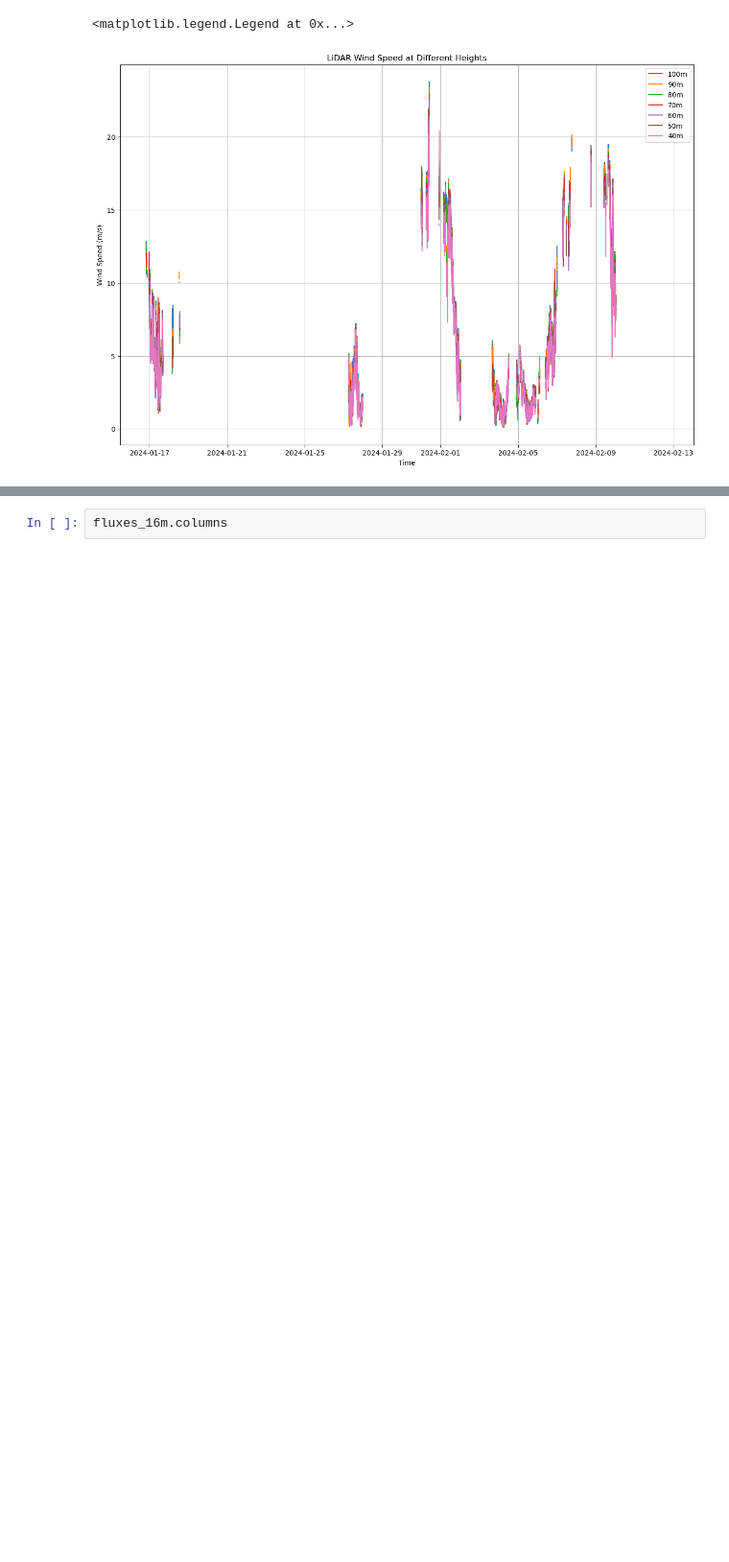
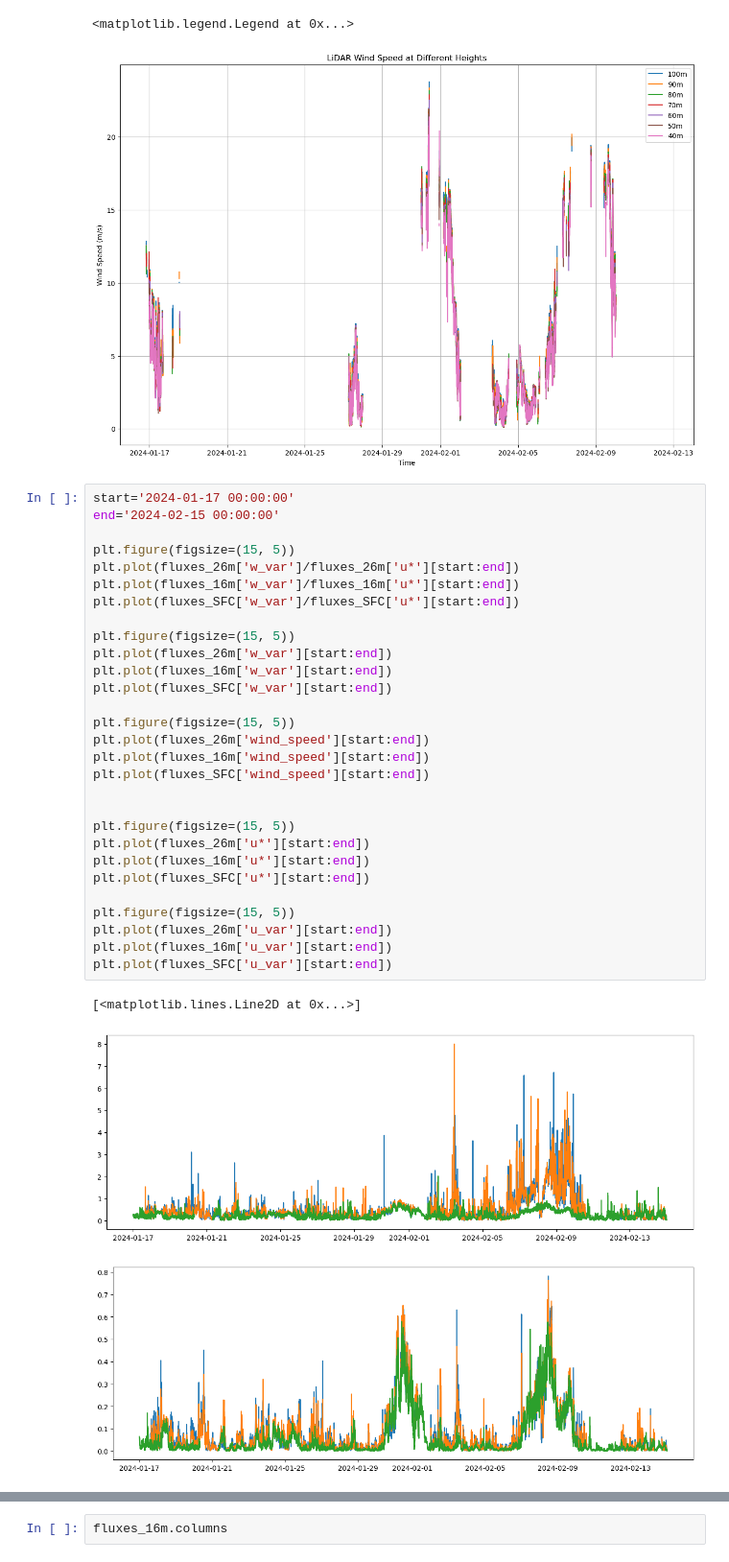
Before and after one commit to Rainette9/DataProcessingScripts, a Jupyter notebook: LiDAR.ipynb, the cells around one changed output, grey strips where cells are left out. Shown at 96% size. Cells and saved outputs as stored; diff of their text form; blank space fills up the shorter version.

```diff
--- a/LiDAR.ipynb
+++ b/LiDAR.ipynb
@@ -144,3 +127,36 @@ plt.legend()
 # %% [output]
 <matplotlib.legend.Legend at 0x...>
 [figure]
+# %%
+start='2024-01-17 00:00:00'
+end='2024-02-15 00:00:00'
+
+plt.figure(figsize=(15, 5))
+plt.plot(fluxes_26m['w_var']/fluxes_26m['u*'][start:end])
+plt.plot(fluxes_16m['w_var']/fluxes_16m['u*'][start:end])
+plt.plot(fluxes_SFC['w_var']/fluxes_SFC['u*'][start:end])
+
+plt.figure(figsize=(15, 5))
+plt.plot(fluxes_26m['w_var'][start:end])
+plt.plot(fluxes_16m['w_var'][start:end])
+plt.plot(fluxes_SFC['w_var'][start:end])
+
+plt.figure(figsize=(15, 5))
+plt.plot(fluxes_26m['wind_speed'][start:end])
+plt.plot(fluxes_16m['wind_speed'][start:end])
+plt.plot(fluxes_SFC['wind_speed'][start:end])
+
+
+plt.figure(figsize=(15, 5))
+plt.plot(fluxes_26m['u*'][start:end])
+plt.plot(fluxes_16m['u*'][start:end])
+plt.plot(fluxes_SFC['u*'][start:end])
+
+plt.figure(figsize=(15, 5))
+plt.plot(fluxes_26m['u_var'][start:end])
+plt.plot(fluxes_16m['u_var'][start:end])
+plt.plot(fluxes_SFC['u_var'][start:end])
+# %% [output]
+[<matplotlib.lines.Line2D at 0x...>]
+[figure, added]
+[figure, added]
```
Also changed, not shown: parts of 4 cells of this notebook, 28 other files.
